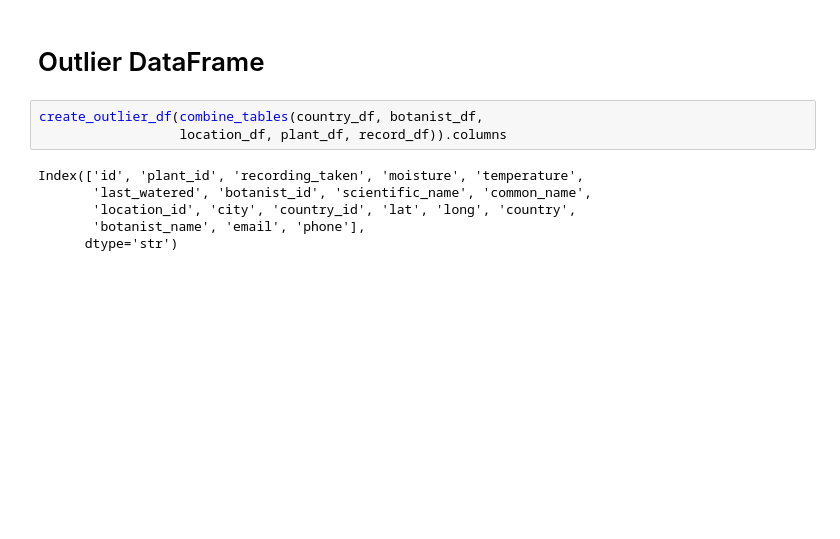
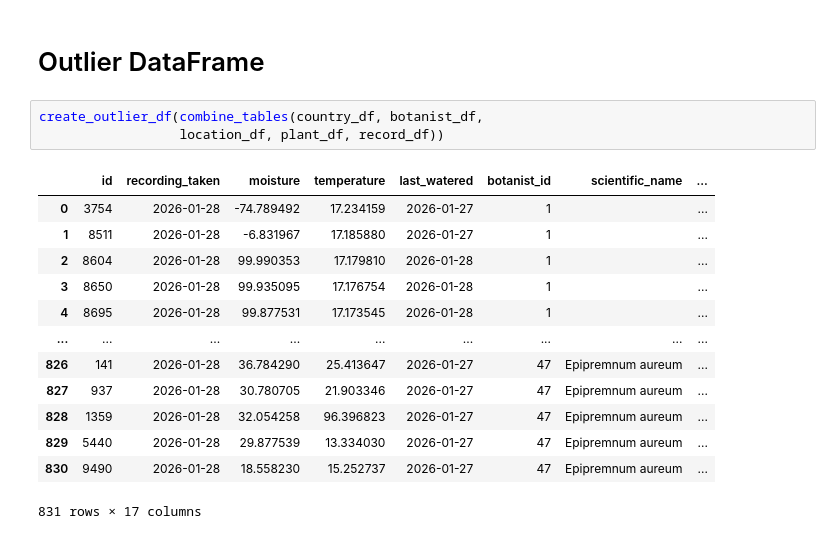
Before and after one commit to 11wduong/Coursework-Advanced-Data-Week-5, a Jupyter notebook: archive_pipeline/transform.ipynb, the cells around one changed output. Saved outputs shown, nothing was run; the diff lists cells and outputs as text; blank space fills up the shorter version.

```diff
--- a/archive_pipeline/transform.ipynb
+++ b/archive_pipeline/transform.ipynb
@@ -103,10 +97,18 @@ calculate_averages(clean_table(combine_tables(country_df, botanist_df,
 # Outlier DataFrame
 # %%
 create_outlier_df(combine_tables(country_df, botanist_df,
-                  location_df, plant_df, record_df)).columns
+                  location_df, plant_df, record_df))
 # %% [output]
+|  | id | recording_taken | moisture | temperature | last_watered | botanist_id | scientific_name | ... |
+| 0 | 3754 | 2026-01-28 | -74.789492 | 17.234159 | 2026-01-27 | 1 |  | ... |
+| 1 | 8511 | 2026-01-28 | -6.831967 | 17.185880 | 2026-01-27 | 1 |  | ... |
+| 2 | 8604 | 2026-01-28 | 99.990353 | 17.179810 | 2026-01-28 | 1 |  | ... |
+| 3 | 8650 | 2026-01-28 | 99.935095 | 17.176754 | 2026-01-28 | 1 |  | ... |
+| 4 | 8695 | 2026-01-28 | 99.877531 | 17.173545 | 2026-01-28 | 1 |  | ... |
+| ... | ... | ... | ... | ... | ... | ... | ... | ... |
+| 826 | 141 | 2026-01-28 | 36.784290 | 25.413647 | 2026-01-27 | 47 | Epipremnum aureum | ... |
+| 827 | 937 | 2026-01-28 | 30.780705 | 21.903346 | 2026-01-27 | 47 | Epipremnum aureum | ... |
+| 828 | 1359 | 2026-01-28 | 32.054258 | 96.396823 | 2026-01-27 | 47 | Epipremnum aureum | ... |
+| 829 | 5440 | 2026-01-28 | 29.877539 | 13.334030 | 2026-01-27 | 47 | Epipremnum aureum | ... |
+| 830 | 9490 | 2026-01-28 | 18.558230 | 15.252737 | 2026-01-27 | 47 | Epipremnum aureum | ... |
-Index(['id', 'plant_id', 'recording_taken', 'moisture', 'temperature',
-       'last_watered', 'botanist_id', 'scientific_name', 'common_name',
-       'location_id', 'city', 'country_id', 'lat', 'long', 'country',
-       'botanist_name', 'email', 'phone'],
-      dtype='str')
+831 rows × 17 columns
```
Also changed, not shown: parts of 7 cells of this notebook, 1 other file.
